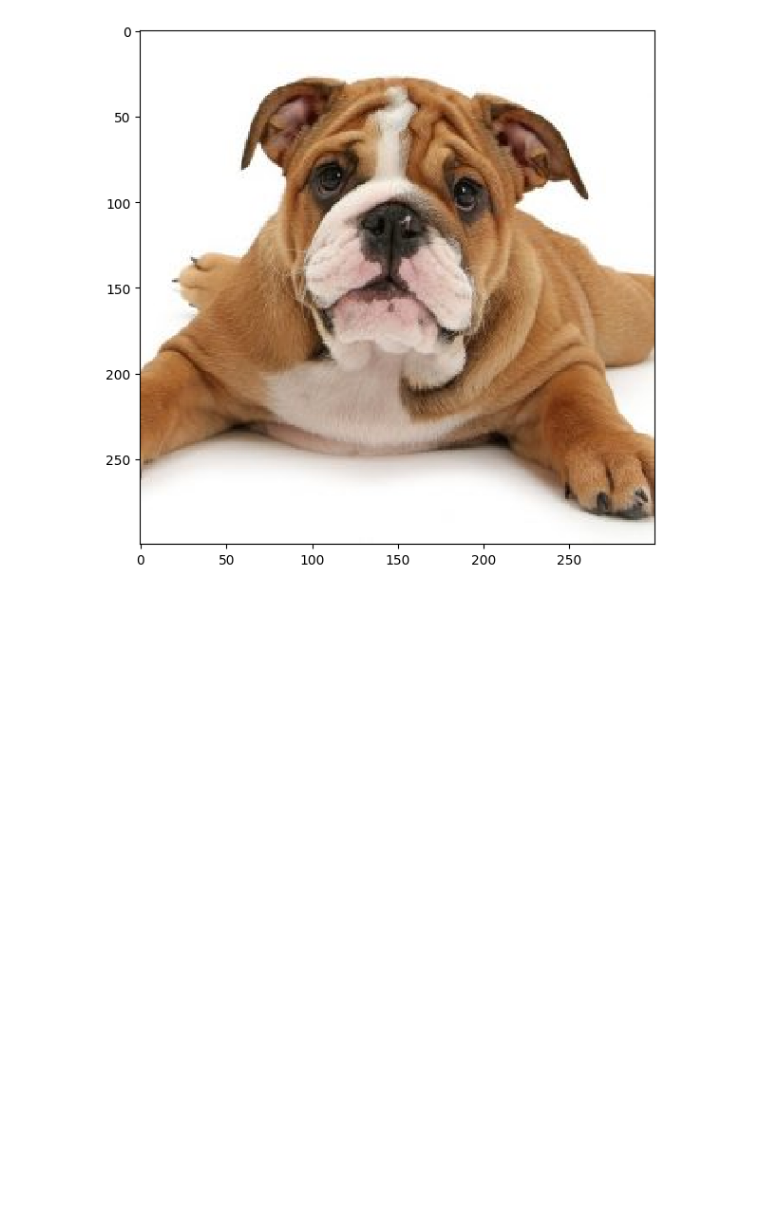
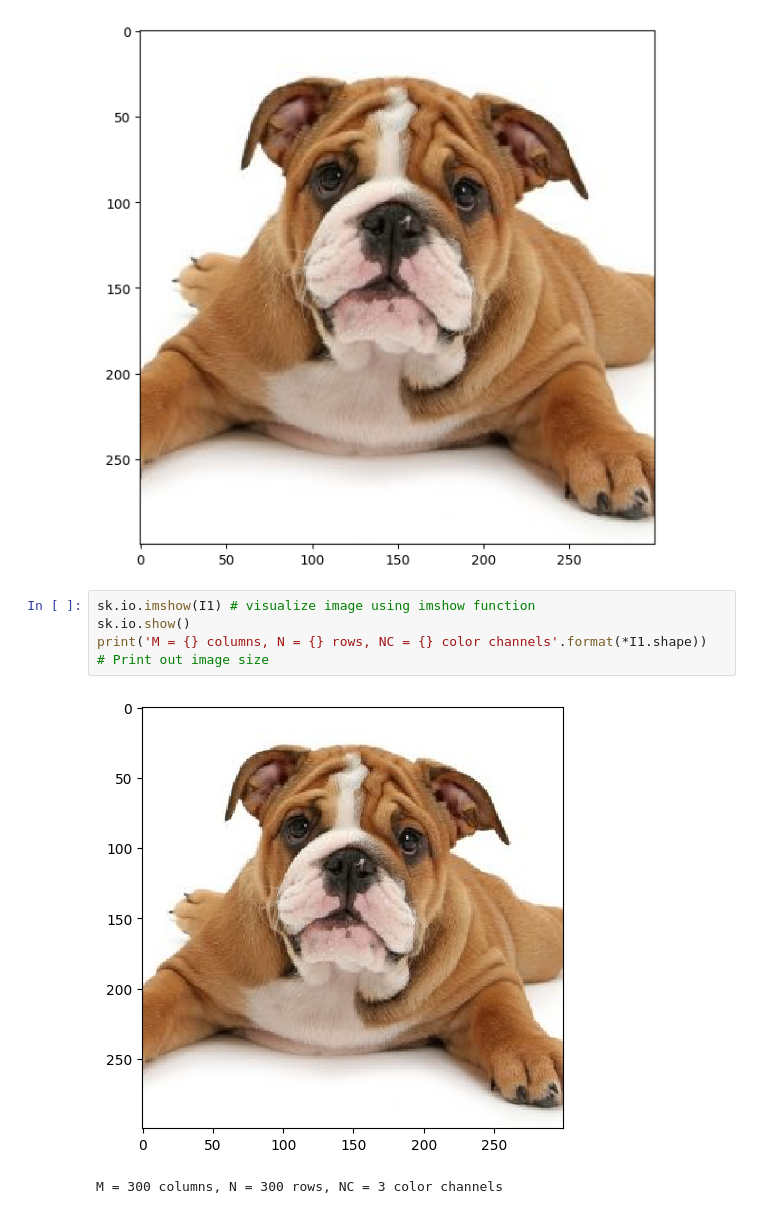
Before and after one commit to olivierguy456/PUC, a Jupyter notebook: exo2.ipynb, the cells around one changed output. Saved outputs shown, nothing was run; the diff lists cells and outputs as text; blank space fills up the shorter version.

```diff
--- a/exo2.ipynb
+++ b/exo2.ipynb
@@ -28,3 +28,10 @@ sk.io.imshow(I1) # visualize image using imshow function
 sk.io.show()
 # %% [output]
 [figure]
+# %%
+sk.io.imshow(I1) # visualize image using imshow function
+sk.io.show()
+print('M = {} columns, N = {} rows, NC = {} color channels'.format(*I1.shape)) # Print out image size
+# %% [output]
+[figure, added]
+M = 300 columns, N = 300 rows, NC = 3 color channels
```
Also changed, not shown: parts of 2 cells of this notebook.
